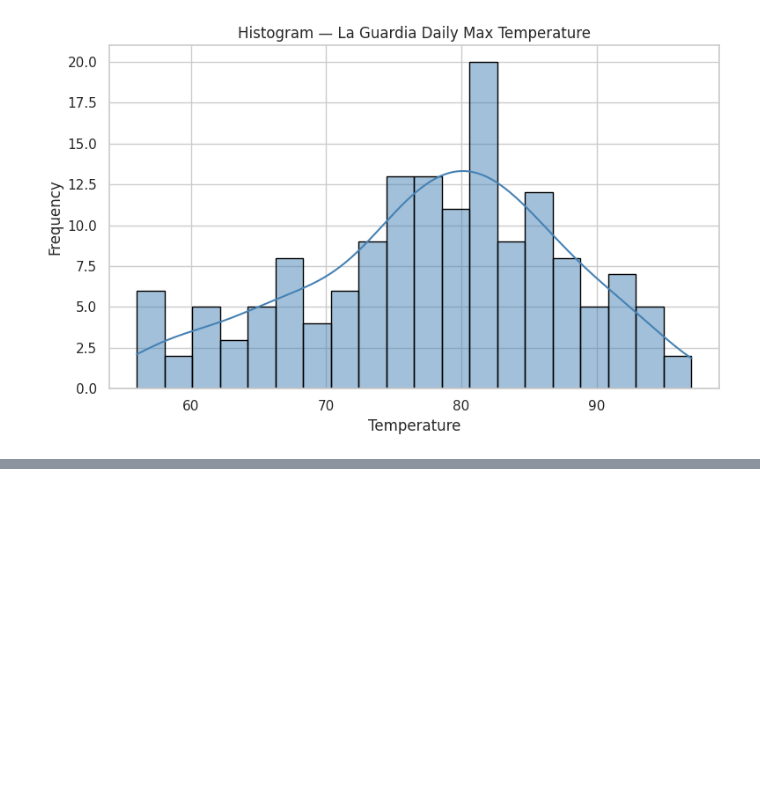
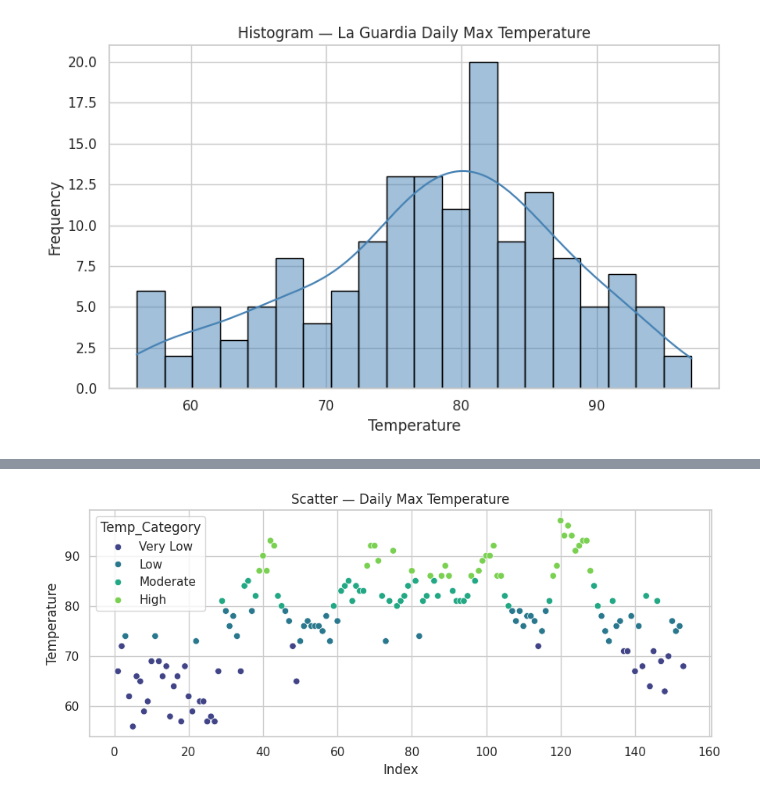
Before and after one commit to MURALAAYYAPPA/Data-Visualization, a Jupyter notebook: Daily Temperature.ipynb, the cells around one changed output, grey strips where cells are left out. Saved outputs shown, nothing was run; the diff lists cells and outputs as text; code cells hidden in the pictures; blank space fills up the shorter version.

```diff
--- a/Daily Temperature.ipynb
+++ b/Daily Temperature.ipynb
@@ -169,0 +226,21 @@ plt.show()
+# %%
+# Create x-axis (date or index)
+if 'Date' in df.columns:
+    df['__date'] = pd.to_datetime(df['Date'], errors='coerce')
+    xcol = '__date'
+elif {'Year','Month','Day'}.issubset(df.columns):
+    df['__date'] = pd.to_datetime(df[['Year','Month','Day']])
+    xcol = '__date'
+else:
+    df['__day_index'] = np.arange(1, len(df)+1)
+    xcol = '__day_index'
+
+plt.figure(figsize=(9,4))
+sns.scatterplot(data=df, x=xcol, y=temp_col, hue='Temp_Category', palette='viridis')
+plt.xlabel("Date" if xcol == '__date' else "Index")
+plt.ylabel("Temperature")
+plt.title("Scatter — Daily Max Temperature")
+plt.tight_layout()
+plt.show()
+# %% [output]
+[figure, added]
```
Also changed, not shown: parts of 6 cells of this notebook.
